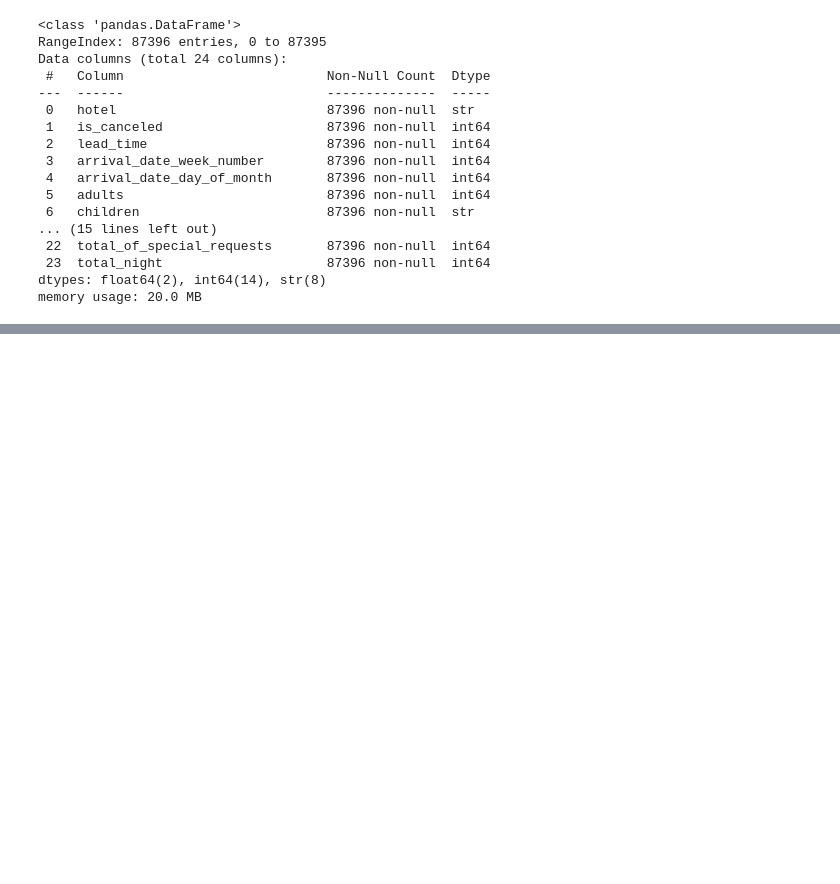
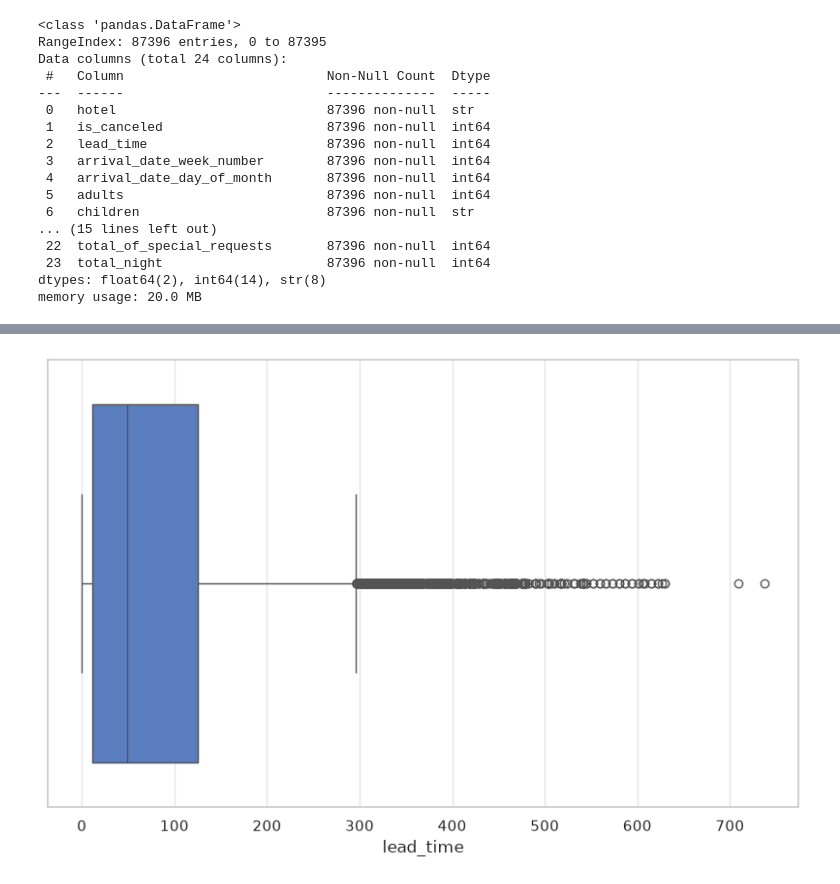
Before and after one commit to ortm01/hotel_book_ds, a Jupyter notebook: notebooks/01_eda.ipynb, the cells around one changed output, grey strips where cells are left out. Drawn from its saved outputs; the diff is of its cells as text; code cells hidden in the pictures; blank space fills up the shorter version.

Commit message:
analis 1/2 int data on boxplot

```diff
--- a/notebooks/01_eda.ipynb
+++ b/notebooks/01_eda.ipynb
@@ -202,0 +116,5 @@ dtype: int64
+# %%
+plt.figure(figsize=(10, 6))
+ax = sns.boxplot(data=df, x='lead_time')
+# %% [output]
+[figure, added]
```
Also changed, not shown: parts of 11 cells of this notebook.
